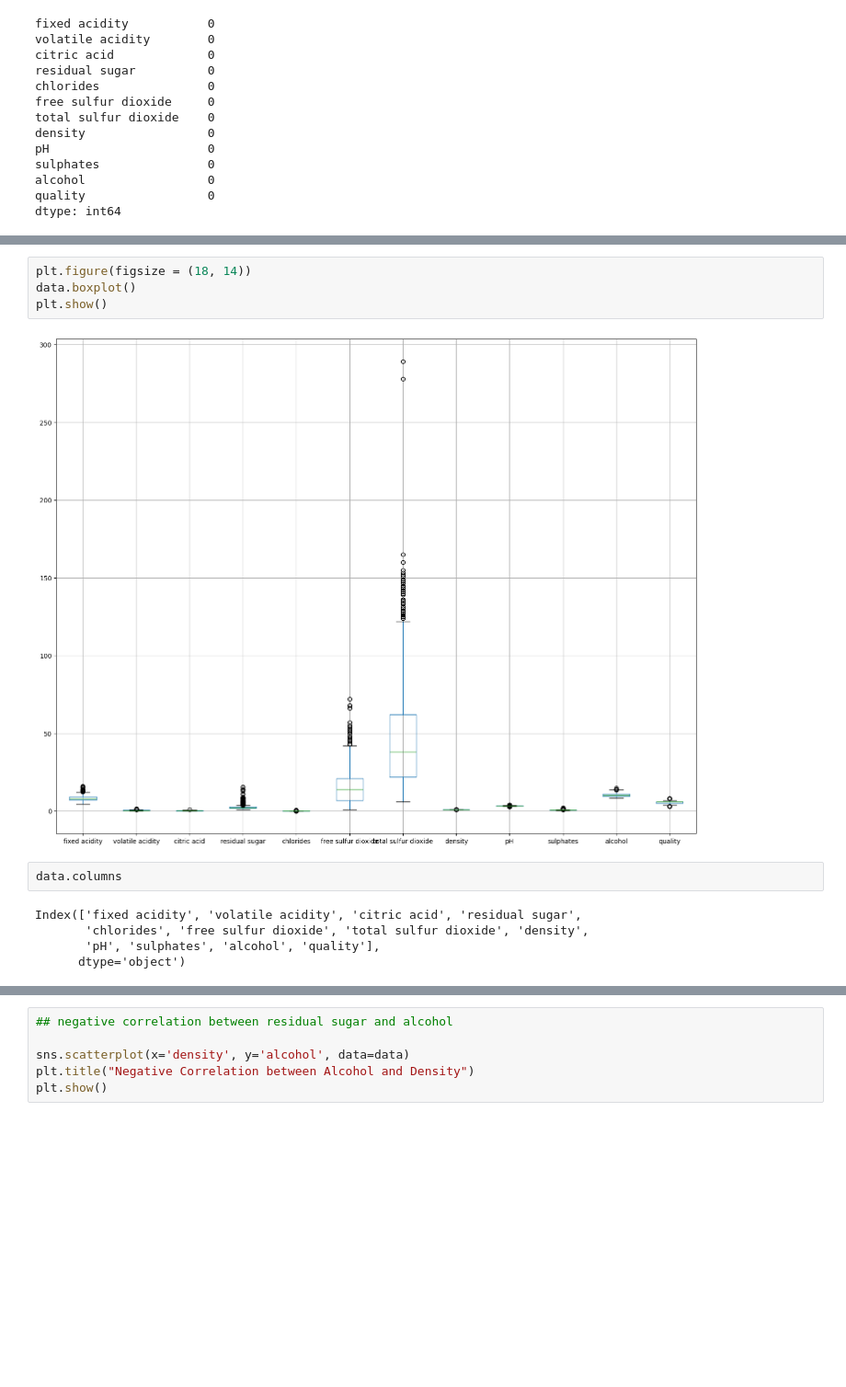
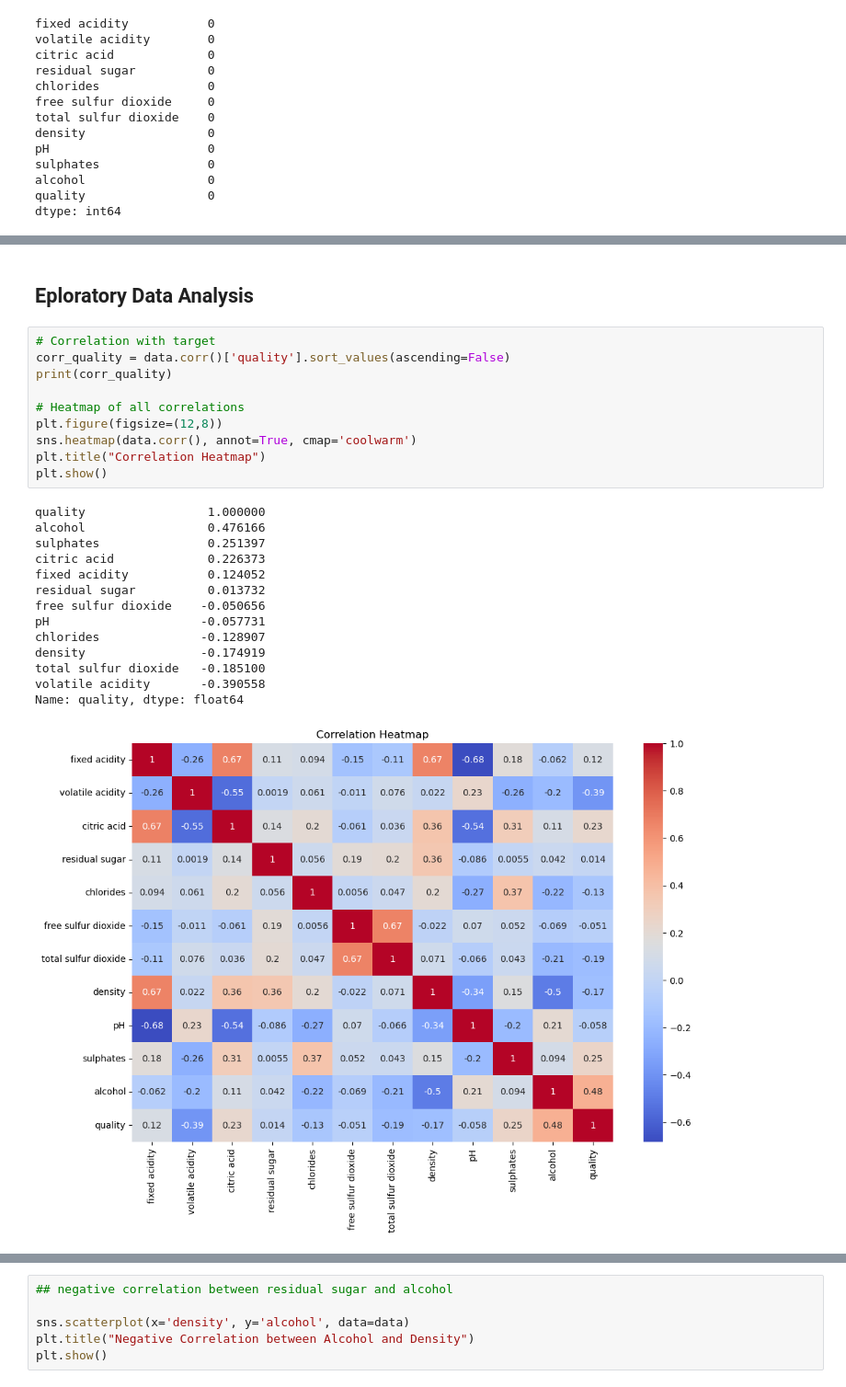
Before and after one commit to Toyin-dev/my-wine, a Jupyter notebook: winequality.ipynb, the cells around one changed output, grey strips where cells are left out. Shown at 92% size. Saved outputs shown, nothing was run; the diff lists cells and outputs as text; blank space fills up the shorter version.

```diff
--- a/winequality.ipynb
+++ b/winequality.ipynb
@@ -116,13 +73,27 @@ plt.show()
-# %%
-plt.figure(figsize = (18, 14))
-data.boxplot()
-plt.show()
-# %% [output]
-[figure, removed]
-# %%
-data.columns
-# %% [output]
-Index(['fixed acidity', 'volatile acidity', 'citric acid', 'residual sugar',
-       'chlorides', 'free sulfur dioxide', 'total sulfur dioxide', 'density',
-       'pH', 'sulphates', 'alcohol', 'quality'],
-      dtype='object')
+# %% [markdown]
+## Eploratory Data Analysis
+# %%
+# Correlation with target
+corr_quality = data.corr()['quality'].sort_values(ascending=False)
+print(corr_quality)
+
+# Heatmap of all correlations
+plt.figure(figsize=(12,8))
+sns.heatmap(data.corr(), annot=True, cmap='coolwarm')
+plt.title("Correlation Heatmap")
+plt.show()
+# %% [output]
+quality                 1.000000
+alcohol                 0.476166
+sulphates               0.251397
+citric acid             0.226373
+fixed acidity           0.124052
+residual sugar          0.013732
+free sulfur dioxide    -0.050656
+pH                     -0.057731
+chlorides              -0.128907
+density                -0.174919
+total sulfur dioxide   -0.185100
+volatile acidity       -0.390558
+Name: quality, dtype: float64
+[figure, added]
```
Also changed, not shown: parts of 58 cells of this notebook, 5 other files.
